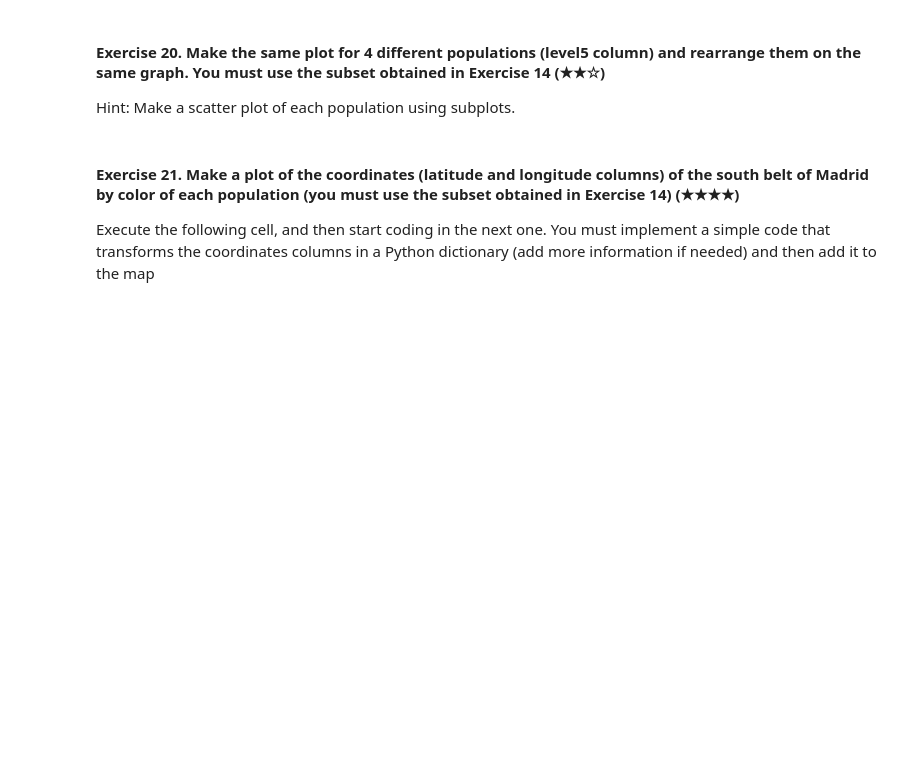
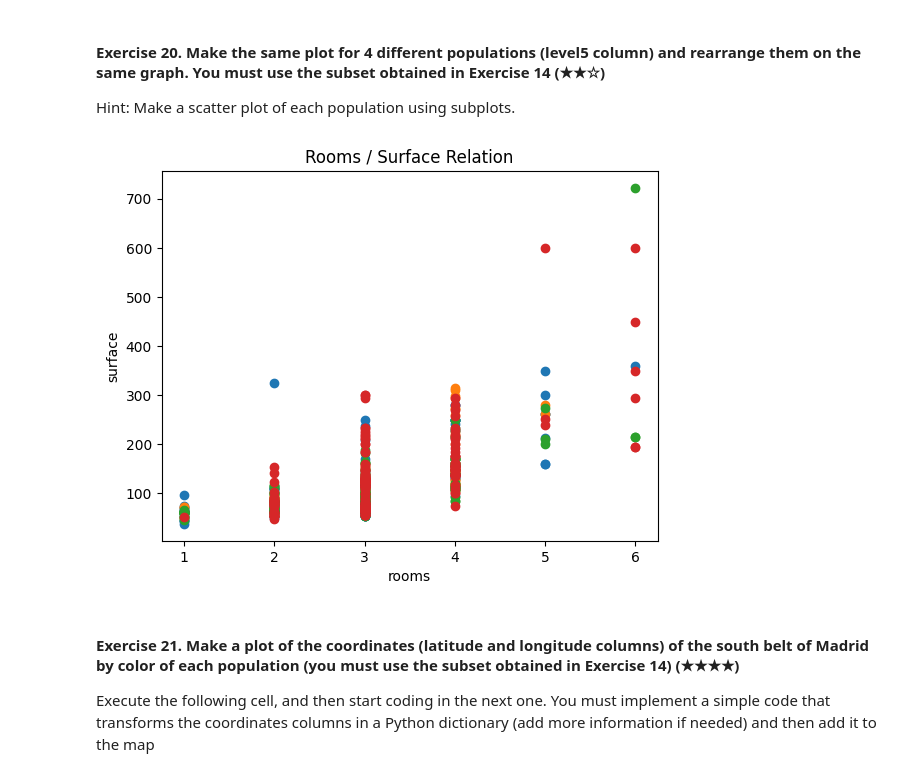
Before and after one commit to angel0805/realestate-datacleanup-exercise, a Jupyter notebook: project.ipynb, the cells around one changed output. Saved outputs shown, nothing was run; the diff lists cells and outputs as text; code cells hidden in the pictures; blank space fills up the shorter version.

```diff
--- a/project.ipynb
+++ b/project.ipynb
@@ -362,7 +431,40 @@ Hint: Create a new column called `pps` (price per square meter) and then analyze
 
 Hint: Make a scatter plot of each population using subplots.
 # %%
-# TODO
+# Leganes
+new_leganes = leganes.dropna(subset = ['rooms'])
+x_rooms_l = new_leganes.rooms.values
+y_surface_l = new_leganes.surface.values
+
+# Fuenlabrada
+new_fuenla = fuenlabrada.dropna(subset = ['rooms'])
+x_rooms_f = new_fuenla.rooms.values
+y_surface_f = new_fuenla.surface.values
+
+# Alcorcon
+new_alcorcon = alcorcon.dropna(subset = ['rooms'])
+x_rooms_a = new_alcorcon.rooms.values
+y_surface_a = new_alcorcon.surface.values
+
+# Getafe
+new_getafe = getafe.dropna(subset = ['rooms'])
+x_rooms_g = new_getafe.rooms.values
+y_surface_g = new_getafe.surface.values
+
+fig, ax = plt.subplots()
+
+ax.scatter(x_rooms_l, y_surface_l)
+ax.scatter(x_rooms_f, y_surface_f)
+ax.scatter(x_rooms_a, y_surface_a)
+ax.scatter(x_rooms_g, y_surface_g)
+
+
+plt.title('Rooms / Surface Relation')
+plt.xlabel('rooms')
+plt.ylabel('surface')
+plt.show()
+# %% [output]
+[figure, added]
 # %% [markdown]
 #### Exercise 21. Make a plot of the coordinates (latitude and longitude columns) of the south belt of Madrid by color of each population (you must use the subset obtained in Exercise 14) (★★★★)
 
```
Also changed, not shown: parts of 8 cells of this notebook.
